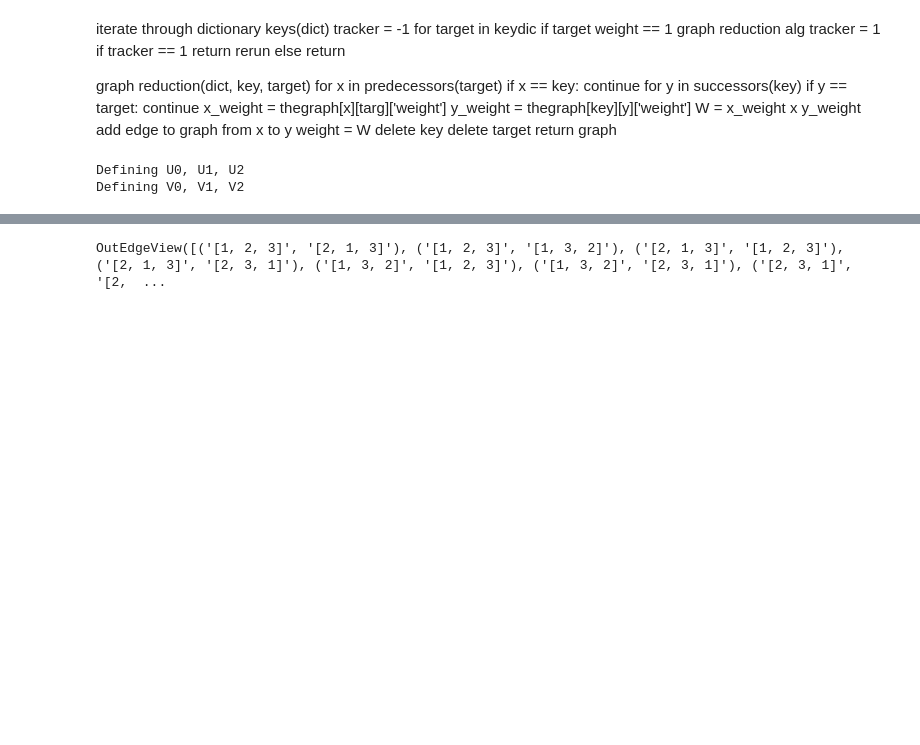
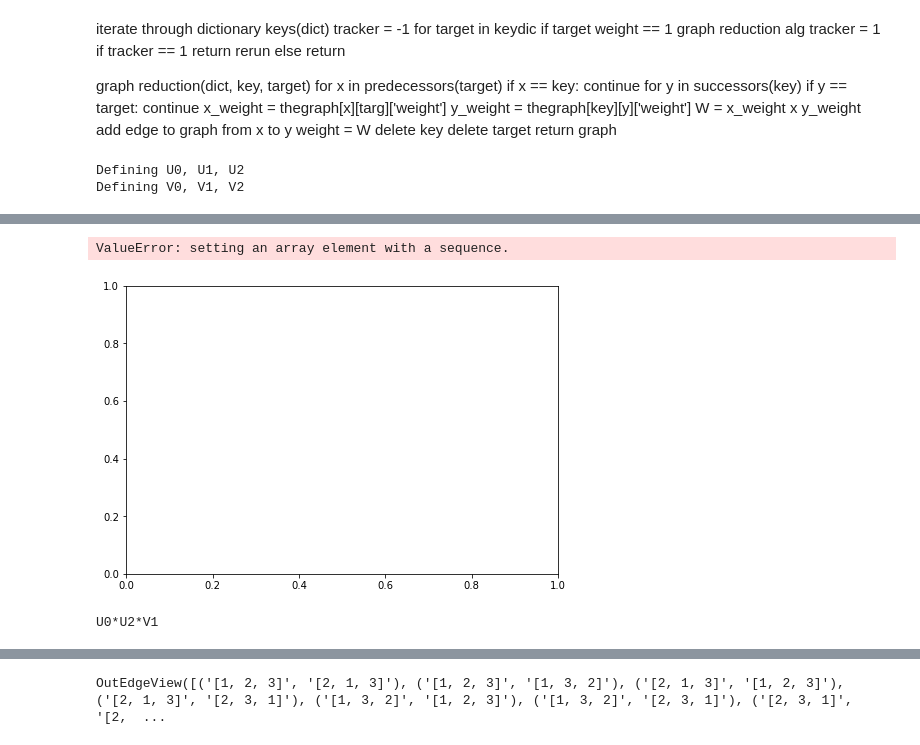
Before and after one commit to CStClairMath/GridTools, a Jupyter notebook: Grid Tools/CinfProcessing.ipynb, the cells around one changed output, grey strips where cells are left out. Cells and saved outputs as stored; diff of their text form; code cells hidden in the pictures; blank space fills up the shorter version.

```diff
--- a/Grid Tools/CinfProcessing.ipynb
+++ b/Grid Tools/CinfProcessing.ipynb
@@ -216,0 +331,2 @@ Defining V0, V1, V2
+# %%
+nxcomp = nx.DiGraph(dictg)
@@ -216,0 +361,5 @@ Defining V0, V1, V2
+# %%
+nx.draw(redg)
+# %% [output]
+ValueError: setting an array element with a sequence.
+[figure, added]
@@ -216,0 +368,4 @@ Defining V0, V1, V2
+# %%
+fun.subs(U0=U1)
+# %% [output]
+U0*U2*V1
```
Also changed, not shown: parts of 52 cells of this notebook, 3 other files.
